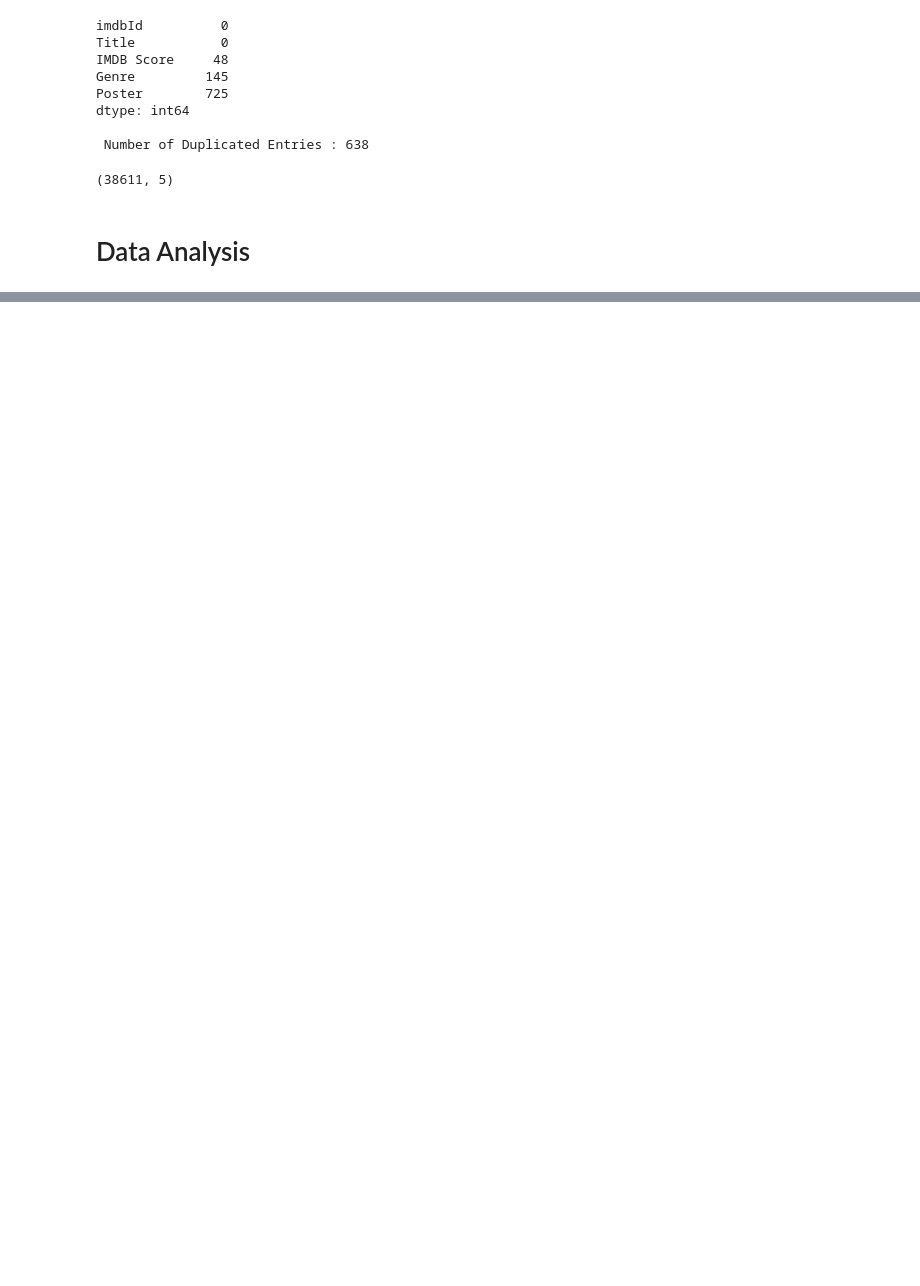
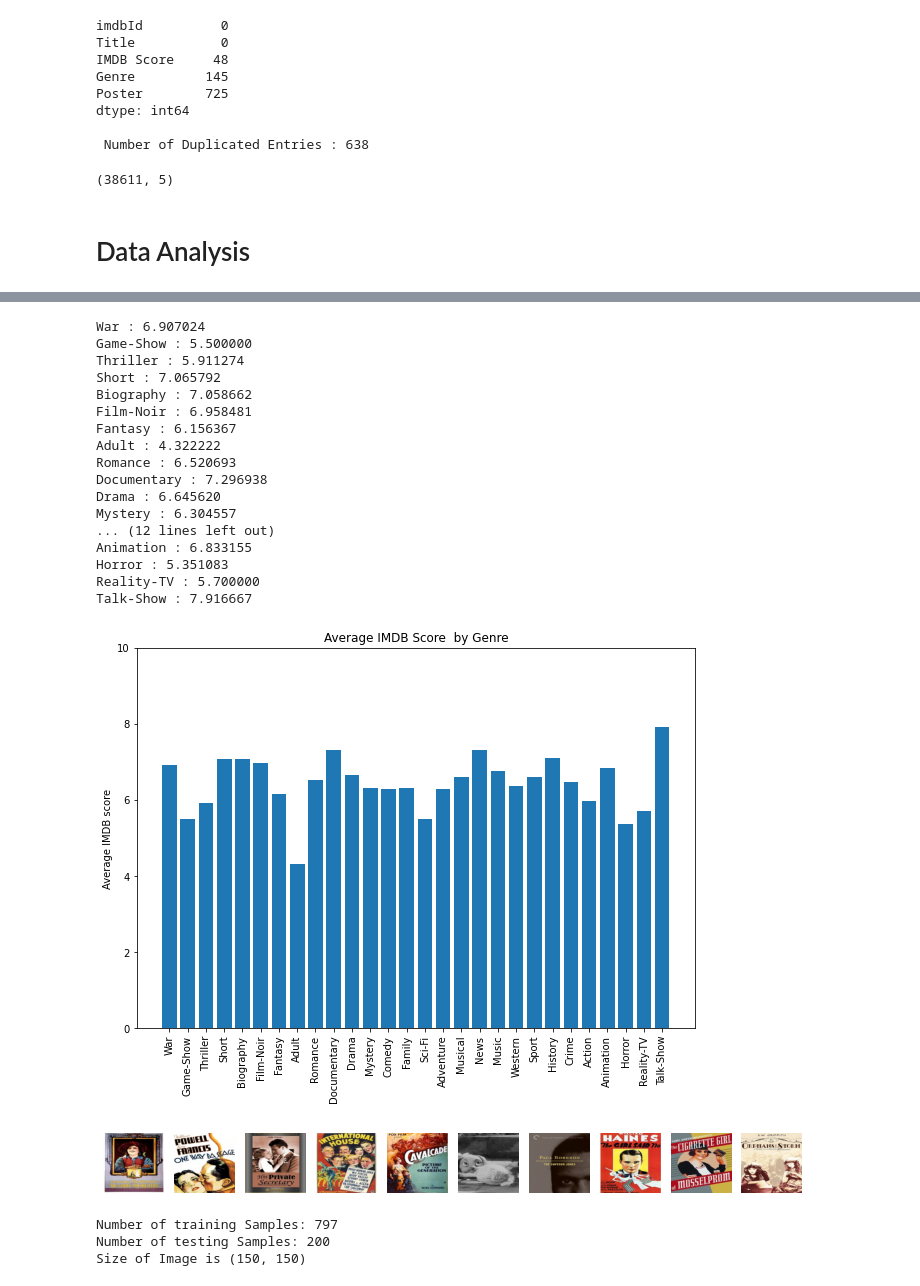
Before and after one commit to SreeGaneshTN/Movie-Genre-Prediction, a Jupyter notebook: main.ipynb, the cells around one changed output, grey strips where cells are left out. Drawn from its saved outputs; the diff is of its cells as text; code cells hidden in the pictures; blank space fills up the shorter version.

Commit message:
tested model

```diff
--- a/main.ipynb
+++ b/main.ipynb
@@ -105,0 +114,35 @@ Comedy 12361
+# %%
+avg_list=[]
+for genre in unique_genres:
+    movie_genre=data[data['Genre'].str.contains(genre,na=False)]
+    avg=movie_genre['IMDB Score'].mean()
+    avg_list.append(avg)
+    print("%s : %f"%(genre,avg))
+
+y_pos = np.arange(len(unique_genres))
+fig1=plt.figure(figsize=(10,7))
+plt.bar(y_pos,avg_list,align='center',alpha=1,linewidth=1)
+plt.xticks(y_pos,unique_genres,rotation='vertical')
+plt.ylim(0,10)
+plt.ylabel("Average IMDB score")
+plt.title("Average IMDB Score  by Genre")
+plt.show()
+# %% [output]
+War : 6.907024
+Game-Show : 5.500000
+Thriller : 5.911274
+Short : 7.065792
+Biography : 7.058662
+Film-Noir : 6.958481
+Fantasy : 6.156367
+Adult : 4.322222
+Romance : 6.520693
+Documentary : 7.296938
+Drama : 6.645620
+Mystery : 6.304557
+... (12 lines left out)
+Animation : 6.833155
+Horror : 5.351083
+Reality-TV : 5.700000
+Talk-Show : 7.916667
+[figure, added]
@@ -105,0 +161,17 @@ Comedy 12361
+# %%
+display_poster(x[0:10])
+x=np.asarray(x,dtype=np.float)
+y=np.asarray(y)
+# %% [output]
+[figure, added]
+# %%
+y,genre=Binarizer(y)
+x_train,x_test,y_train,y_test=train_test_split(x,y,test_size=0.2)
+print("Number of training Samples: "+str(x_train.shape[0]))
+print("Number of testing Samples: "+str(x_test.shape[0]))
+## MODEL##Loading...
+print("Size of Image is "+str((x_train.shape[1],x_train.shape[2])))
+# %% [output]
+Number of training Samples: 797
+Number of testing Samples: 200
+Size of Image is (150, 150)
```
Also changed, not shown: parts of 12 cells of this notebook.
